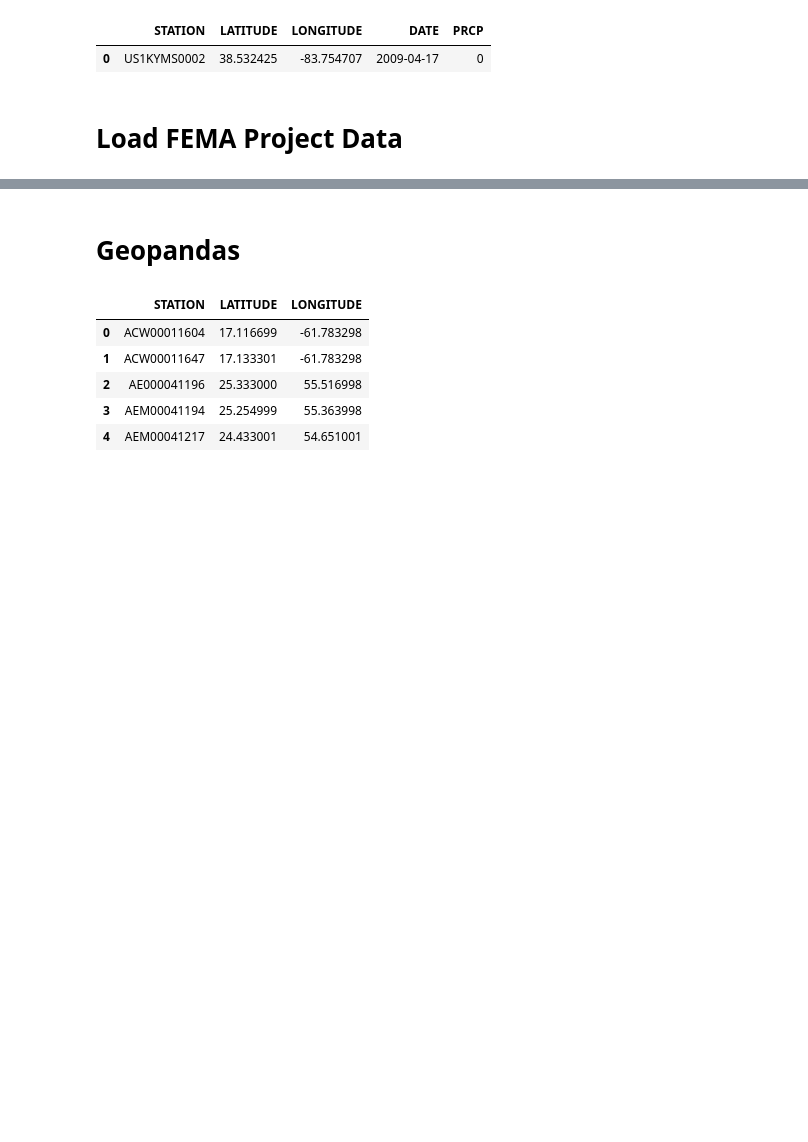
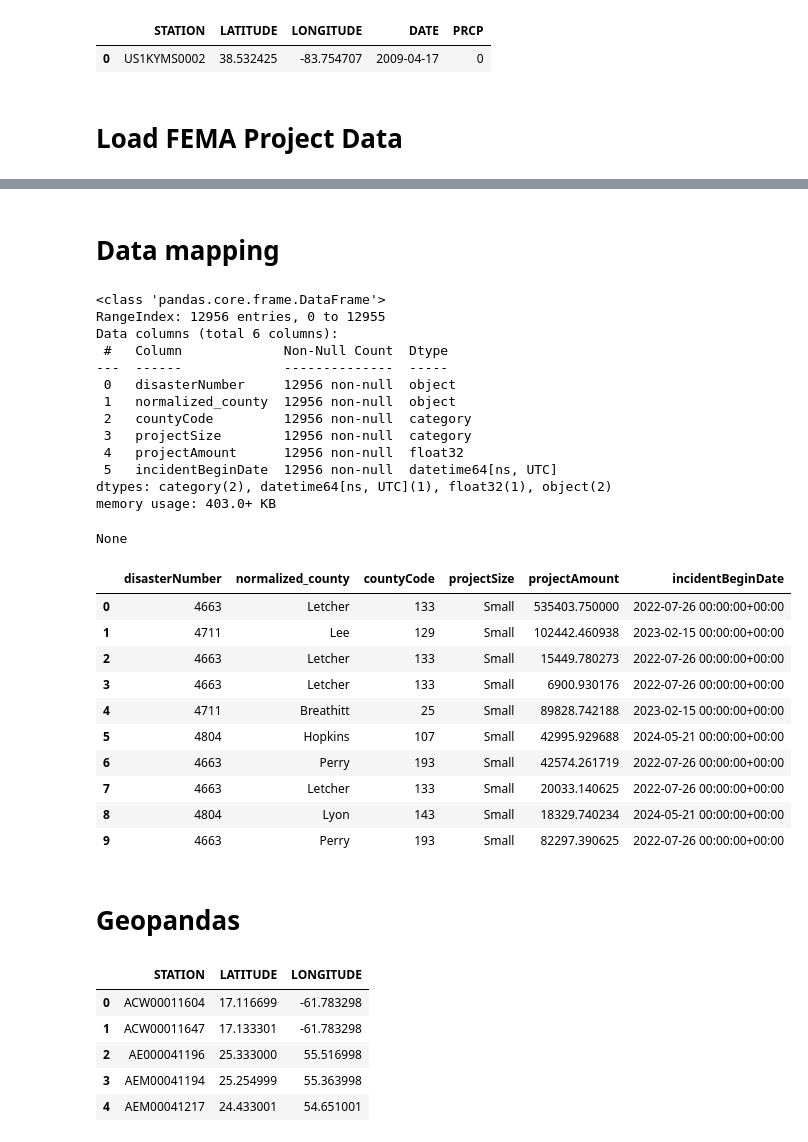
Before and after one commit to shawnericksen/Kentucky-Disaster-Road-Damages, a Jupyter notebook: main.ipynb, the cells around one changed output, grey strips where cells are left out. Drawn from its saved outputs; the diff is of its cells as text; code cells hidden in the pictures; blank space fills up the shorter version.

```diff
--- a/main.ipynb
+++ b/main.ipynb
@@ -129,3 +165,48 @@ None
+# %% [markdown]
+# Data mapping
+# %%
+merged_df = pd.merge(
+    final_data,
+    filtered_ds,
+    how='inner',
+    on=['disasterNumber', 'normalized_county']
+)
+
+# Optional: Rearrange columns for clarity
+merged_df = merged_df[[
+    'disasterNumber', 'normalized_county', 'countyCode',
+    'projectSize', 'projectAmount', 'incidentBeginDate'
+]]
+
+# Display final merged result
+display(merged_df.info())
+display(merged_df.head(10))
+# %% [output]
+<class 'pandas.core.frame.DataFrame'>
+RangeIndex: 12956 entries, 0 to 12955
+Data columns (total 6 columns):
+ #   Column             Non-Null Count  Dtype
+---  ------             --------------  -----
+ 0   disasterNumber     12956 non-null  object
+ 1   normalized_county  12956 non-null  object
+ 2   countyCode         12956 non-null  category
+ 3   projectSize        12956 non-null  category
+ 4   projectAmount      12956 non-null  float32
+ 5   incidentBeginDate  12956 non-null  datetime64[ns, UTC]
+dtypes: category(2), datetime64[ns, UTC](1), float32(1), object(2)
+memory usage: 403.0+ KB
+None
+|  | disasterNumber | normalized_county | countyCode | projectSize | projectAmount | incidentBeginDate |
+| 0 | 4663 | Letcher | 133 | Small | 535403.750000 | 2022-07-26 00:00:00+00:00 |
+| 1 | 4711 | Lee | 129 | Small | 102442.460938 | 2023-02-15 00:00:00+00:00 |
+| 2 | 4663 | Letcher | 133 | Small | 15449.780273 | 2022-07-26 00:00:00+00:00 |
+| 3 | 4663 | Letcher | 133 | Small | 6900.930176 | 2022-07-26 00:00:00+00:00 |
+| 4 | 4711 | Breathitt | 25 | Small | 89828.742188 | 2023-02-15 00:00:00+00:00 |
+| 5 | 4804 | Hopkins | 107 | Small | 42995.929688 | 2024-05-21 00:00:00+00:00 |
+| 6 | 4663 | Perry | 193 | Small | 42574.261719 | 2022-07-26 00:00:00+00:00 |
+| 7 | 4663 | Letcher | 133 | Small | 20033.140625 | 2022-07-26 00:00:00+00:00 |
+| 8 | 4804 | Lyon | 143 | Small | 18329.740234 | 2024-05-21 00:00:00+00:00 |
+| 9 | 4663 | Perry | 193 | Small | 82297.390625 | 2022-07-26 00:00:00+00:00 |
 # %% [markdown]
 # Geopandas
 # %%
```
Also changed, not shown: parts of 6 cells of this notebook.
